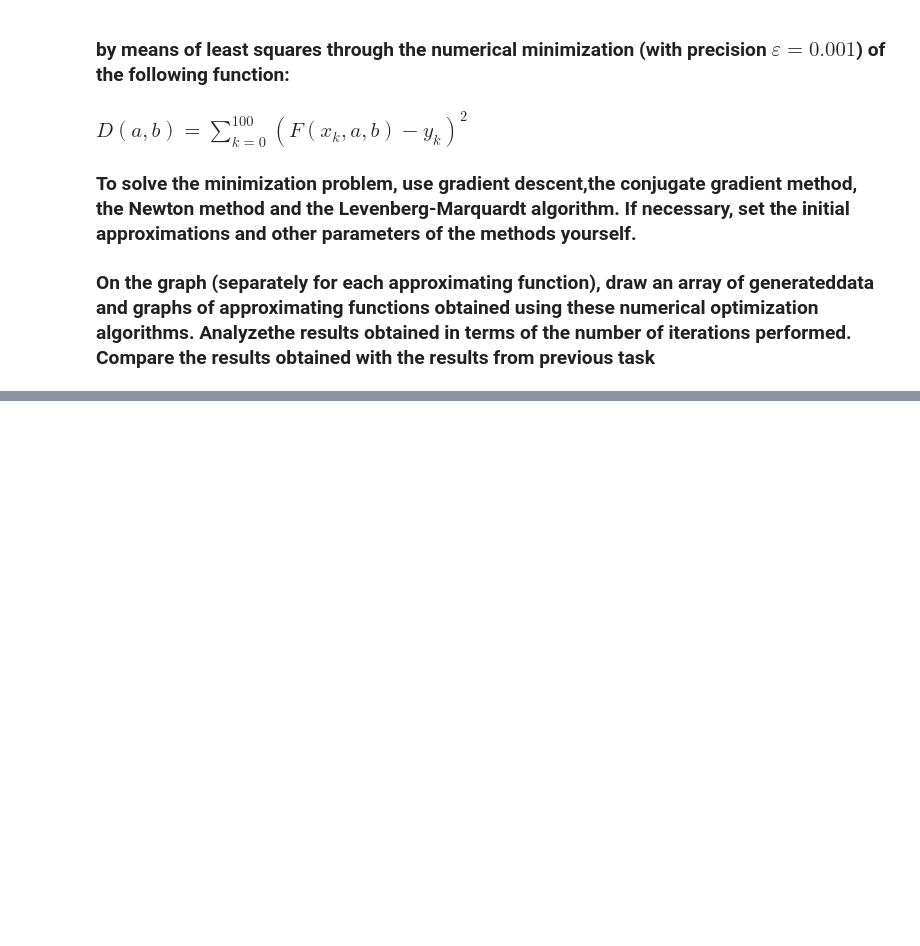
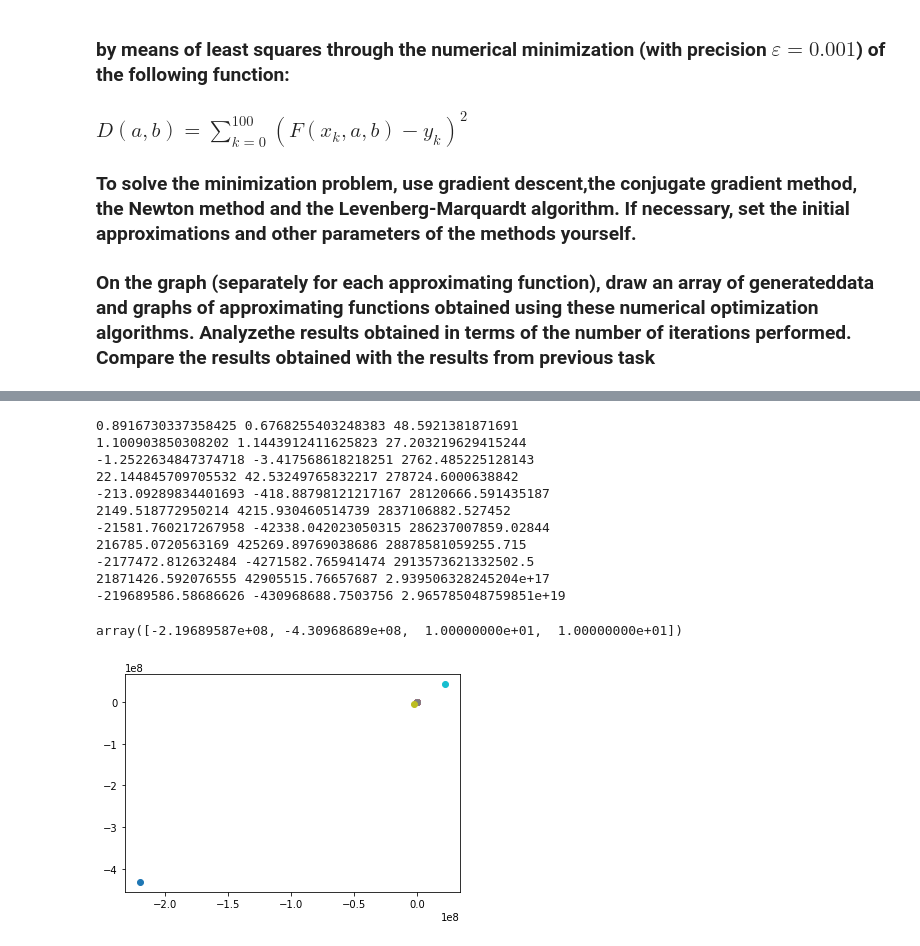
Before and after one commit to belpablo/Algorithms-21, a Jupyter notebook: Lab_3_redo.ipynb, the cells around one changed output, grey strips where cells are left out. Drawn from its saved outputs; the diff is of its cells as text; code cells hidden in the pictures; blank space fills up the shorter version.

```diff
--- a/Lab_3_redo.ipynb
+++ b/Lab_3_redo.ipynb
@@ -278,0 +241,59 @@ print(tmp_1, tmp_2)
+# %%
+def linear_approx(x, args):
+    return args[0] * x + args[1]
+
+def rational_approx(x, args):
+    return args[0] / (1 + args[1] * x)
+
+def Levenberg_Marquardt(approx_fun, initial_aprox = [1, 0], eps = 1e-3):
+
+    reg_param = 0.1
+    func_eval_num, iter_num = 0, 0
+    args_prev = np.array(initial_aprox)
+
+    jac = np.array([gradient_num(lambda args: approx_fun(x_i, args), args_prev)for x_i in x_arr])
+    inv_cond = np.linalg.inv(np.dot(jac.T, jac) + reg_param * np.diag(np.dot(jac.T, jac)) * np.eye(2))
+
+    delta_arg = np.dot(inv_cond, np.dot(jac.T, y_arr - np.array([approx_fun(x_i, args_prev) for x_i in x_arr])))
+    args_curr = args_prev + delta_arg
+
+    cond = abs(func(args_curr) - func(args_prev))
+    print(args_curr[0], args_curr[1], cond)
+    plt.scatter(args_curr[0], args_curr[1])
+
+    while (np.linalg.norm(args_curr - args_prev, np.inf) >= eps) and (iter_num < 10):
+
+        args_prev = args_curr
+
+        jac = np.array([gradient_num(lambda args: approx_fun(x_i, args), args_prev)for x_i in x_arr])
+        inv_cond = np.linalg.inv(np.dot(jacobian.T, jacobian) + reg_param * np.diag(np.dot(jacobian.T, jacobian)) * np.eye(2))
+        delta_arg = np.dot(inv_cond, np.dot(jac.T, y_arr - np.array([approx_fun(x_i, args_prev) for x_i in x_arr])))
+
+        args_curr = args_prev + delta_arg
+
+        cond = abs(func(args_curr) - func(args_prev))
+        print(args_curr[0], args_curr[1], cond)
+        plt.scatter(args_curr[0], args_curr[1])
+
+        func_eval_num += 1
+        iter_num += 1
+
+    n_digits = abs(int(round(np.log10(eps))))
+
+    return np.array([round(args_curr[0], n_digits), round(args_curr[1], n_digits), func_eval_num, iter_num])
+
+Levenberg_Marquardt(linear_approx)
+# %% [output]
+0.8916730337358425 0.6768255403248383 48.5921381871691
+1.100903850308202 1.1443912411625823 27.203219629415244
+-1.2522634847374718 -3.417568618218251 2762.485225128143
+22.144845709705532 42.53249765832217 278724.6000638842
+-213.09289834401693 -418.88798121217167 28120666.591435187
+2149.518772950214 4215.930460514739 2837106882.527452
+-21581.760217267958 -42338.042023050315 286237007859.02844
+216785.0720563169 425269.89769038686 28878581059255.715
+-2177472.812632484 -4271582.765941474 2913573621332502.5
+21871426.592076555 42905515.76657687 2.939506328245204e+17
+-219689586.58686626 -430968688.7503756 2.965785048759851e+19
+array([-2.19689587e+08, -4.30968689e+08,  1.00000000e+01,  1.00000000e+01])
+[figure, added]
```
Also changed, not shown: parts of 7 cells of this notebook.
